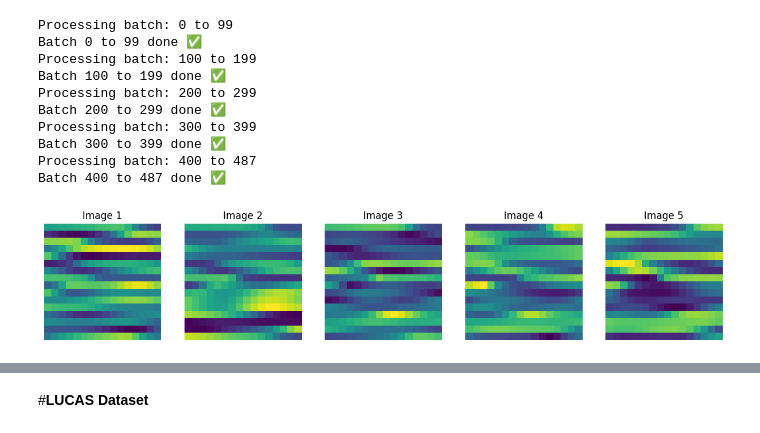
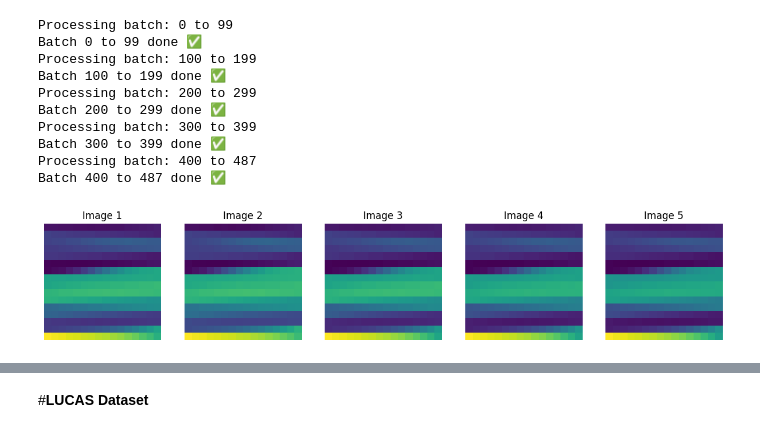
Before and after one commit to Raoina/Spectra-2-Image, a Jupyter notebook: notebooks/image_Transformation/01_Cutting_Reshape.ipynb, the cells around one changed output, grey strips where cells are left out. Cells and saved outputs as stored; diff of their text form; code cells hidden in the pictures.

```diff
--- a/notebooks/image_Transformation/01_Cutting_Reshape.ipynb
+++ b/notebooks/image_Transformation/01_Cutting_Reshape.ipynb
@@ -150,7 +125,7 @@ num_samples = 2
 img_size = 16
 target_size = img_size * img_size
 
-fig, axs = plt.subplots(num_samples, 3, figsize=(15, 5 * num_samples))
+fig, axs = plt.subplots(num_samples, 3, figsize=(10, 3 * num_samples))
 
 for idx in range(num_samples):
     spectrum = df.iloc[idx].values.astype(float)
@@ -189,10 +164,10 @@ import matplotlib.pyplot as plt
 from scipy import signal
 
 num_samples = 2
-img_size = 65
+img_size = 16
 target_size = img_size * img_size
 
-fig, axs = plt.subplots(num_samples, 3, figsize=(15, 5 * num_samples))
+fig, axs = plt.subplots(num_samples, 3,figsize=(10, 3 * num_samples))
 
 def to_snake_pattern(vector, img_size):
     img = np.zeros((img_size, img_size))
@@ -234,10 +209,10 @@ import matplotlib.pyplot as plt
 from scipy import signal
 
 num_samples = 2
-img_size = 65
+img_size = 16
 target_size = img_size * img_size
 
-fig, axs = plt.subplots(num_samples, 3, figsize=(15, 5 * num_samples))
+fig, axs = plt.subplots(num_samples, 3, figsize=(10, 2.5 * num_samples))
 
 def to_snake_pattern(vector, img_size):
     img = np.zeros((img_size, img_size))
@@ -260,13 +235,13 @@ for idx in range(num_samples):
     img = to_snake_pattern(normalized, img_size)
 
     axs[idx, 0].plot(spectrum)
-    axs[idx, 0].set_title(f"Sample {idx+1} - (a1) Original Spectrum")
+    axs[idx, 0].set_title(f"Sample {idx+1} - (a1) Original ")
 
     axs[idx, 1].plot(resampled)
-    axs[idx, 1].set_title(f"Sample {idx+1} - (a2) Resampled Spectrum")
+    axs[idx, 1].set_title(f"Sample {idx+1} - (a2) Resampled ")
 
     im = axs[idx, 2].imshow(img, cmap="viridis", aspect="auto")
-    axs[idx, 2].set_title(f"Sample {idx+1} - (a3) Snake Pattern 2D Image")
+    axs[idx, 2].set_title(f"Sample {idx+1} - (a3) Snake Pattern")
 
 plt.tight_layout()
 plt.show()
@@ -281,13 +256,23 @@ from scipy import signal  # for resampling
 import os
 
 # ---------- Parameters ----------
-save_dir = "/content/drive/MyDrive/images_16*16_proc_data/CR_16_proc"
+save_dir = "//content/drive/MyDrive/Spectra2Image/IMGs/CR_16_snake_auto_scale"
 os.makedirs(save_dir, exist_ok=True)
 
 img_size = 16
 target_size = img_size * img_size
 batch_size = 100
 total_rows = len(df)
+
+def to_snake_pattern(vector, img_size):
+    """1D vector -> 2D snake pattern image"""
+    img = np.zeros((img_size, img_size))
+    for i in range(img_size):
+        row = vector[i * img_size:(i + 1) * img_size]
+        if i % 2 == 1:
+            row = row[::-1]
+        img[i, :] = row
+    return img
 
 for batch_start in range(0, total_rows, batch_size):
     batch_end = min(batch_start + batch_size, total_rows)
@@ -301,19 +286,19 @@ for batch_start in range(0, total_rows, batch_size):
         resampled = signal.resample(spectrum, target_size)
 
         # (2) Standard Normalization (Z-score)
-        # mean_val = resampled.mean()
-        # std_val = resampled.std()
-        # normalized = (resampled - mean_val) / std_val
+        mean_val = resampled.mean()
+        std_val = resampled.std()
+        normalized = (resampled - mean_val) / std_val
 
-        # (3) Reshape into (img_size x img_size)
-        img = resampled.reshape(img_size, img_size)
+        # (3) Reshape into Snake Pattern
+        img = to_snake_pattern(normalized, img_size)
 
         # (4) Save image
-        plt.figure(figsize=(0.16, 0.16), dpi=100)  # ~16×16 px
+        plt.figure(figsize=(0.16, 0.16), dpi=100)
         plt.imshow(img, cmap="viridis", origin="upper")
         plt.axis("off")
         plt.tight_layout(pad=0)
-        plt.savefig(os.path.join(save_dir, f"RESAMP_{idx}.png"))
+        plt.savefig(os.path.join(save_dir, f"CR_{idx}.png"))
         plt.close()
 
     print(f"Batch {batch_start} to {batch_end-1} done ✅")
@@ -331,25 +316,25 @@ Batch 400 to 487 done ✅
 # %%
 import matplotlib.pyplot as plt
 import os
 from PIL import Image
 
 # ----- Path to images -----
-img_dir = "/content/drive/MyDrive/images_16*16/CR_16_auto_scale_proc" # Changed to the new directory
+img_dir = "/content/drive/MyDrive/Spectra2Image/IMGs/CR_16_snake_auto_scale" # Changed to the new directory
 
 # ----- Get first 5 image paths -----
 img_files = sorted(os.listdir(img_dir))[:5]
 
 # ----- Read and show images -----
 plt.figure(figsize=(15, 5))
 for i, file in enumerate(img_files):
     img_path = os.path.join(img_dir, file)
     img = Image.open(img_path)
 
     plt.subplot(1, 5, i+1)
     plt.imshow(img)
     plt.title(f"Image {i+1}")
     plt.axis("off")
 
 plt.show()
 # %% [output]
-[figure, old version]
+[figure, new version]
```
Also changed, not shown: parts of 21 cells of this notebook.
